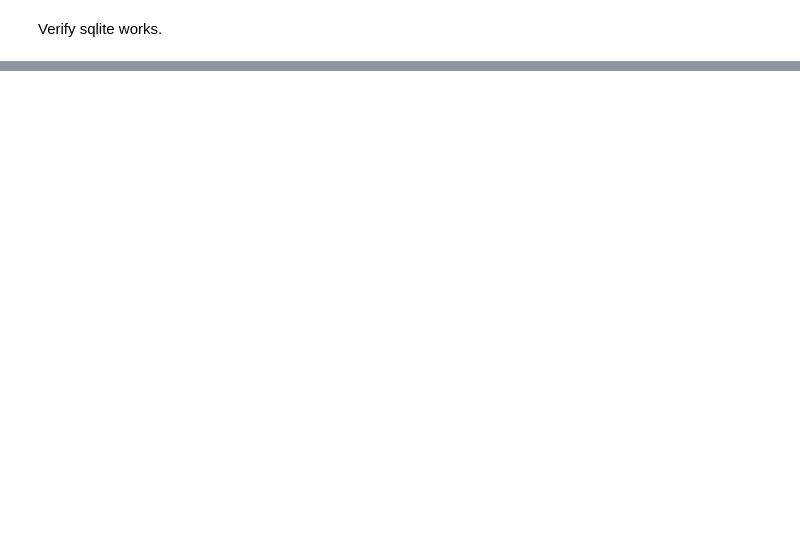
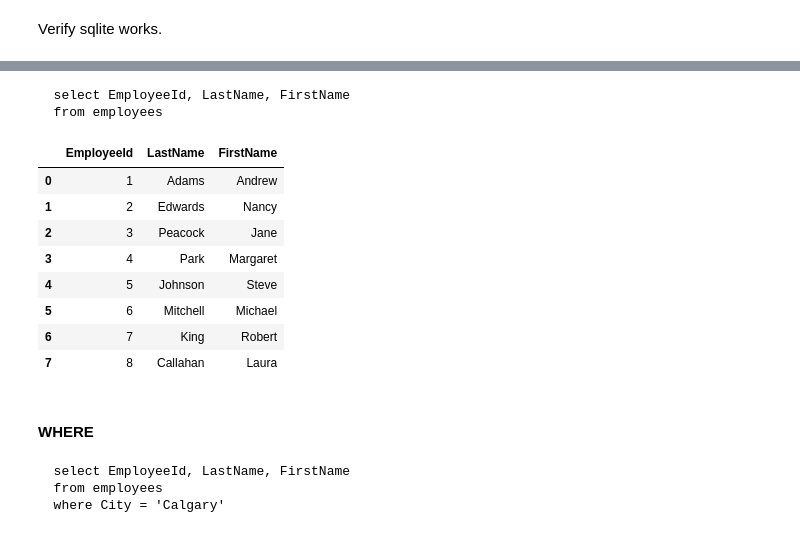
Before and after one commit to test-ds-21/rwcitek___Data-Science-Portfolio-C21, a Jupyter notebook: Projects/Project-3/SQL.1-Chinook.project.hugging-face.ipynb, the cells around one changed output, grey strips where cells are left out. Saved outputs shown, nothing was run; the diff lists cells and outputs as text; code cells hidden in the pictures; blank space fills up the shorter version.

```diff
--- a/Projects/Project-3/SQL.1-Chinook.project.hugging-face.ipynb
+++ b/Projects/Project-3/SQL.1-Chinook.project.hugging-face.ipynb
@@ -152,0 +130,38 @@ memory usage: 452.0+ bytes
+# %%
+query = '''
+  select EmployeeId, LastName, FirstName
+  from employees
+'''
+print(query)
+# %% [output]
+  select EmployeeId, LastName, FirstName
+  from employees
+# %%
+# Connect to a sqlite database, load a result set into a data frame, and close the connection
+with contextlib.closing(db.connect("chinook.db")) as db_con:
+  df = pd.read_sql_query( query , db_con)
+
+df
+# %% [output]
+|  | EmployeeId | LastName | FirstName |
+| 0 | 1 | Adams | Andrew |
+| 1 | 2 | Edwards | Nancy |
+| 2 | 3 | Peacock | Jane |
+| 3 | 4 | Park | Margaret |
+| 4 | 5 | Johnson | Steve |
+| 5 | 6 | Mitchell | Michael |
+| 6 | 7 | King | Robert |
+| 7 | 8 | Callahan | Laura |
+# %% [markdown]
+#### WHERE
+# %%
+query = '''
+  select EmployeeId, LastName, FirstName
+  from employees
+  where City = 'Calgary'
+'''
+print(query)
+# %% [output]
+  select EmployeeId, LastName, FirstName
+  from employees
+  where City = 'Calgary'
```
Also changed, not shown: parts of 101 cells of this notebook.
